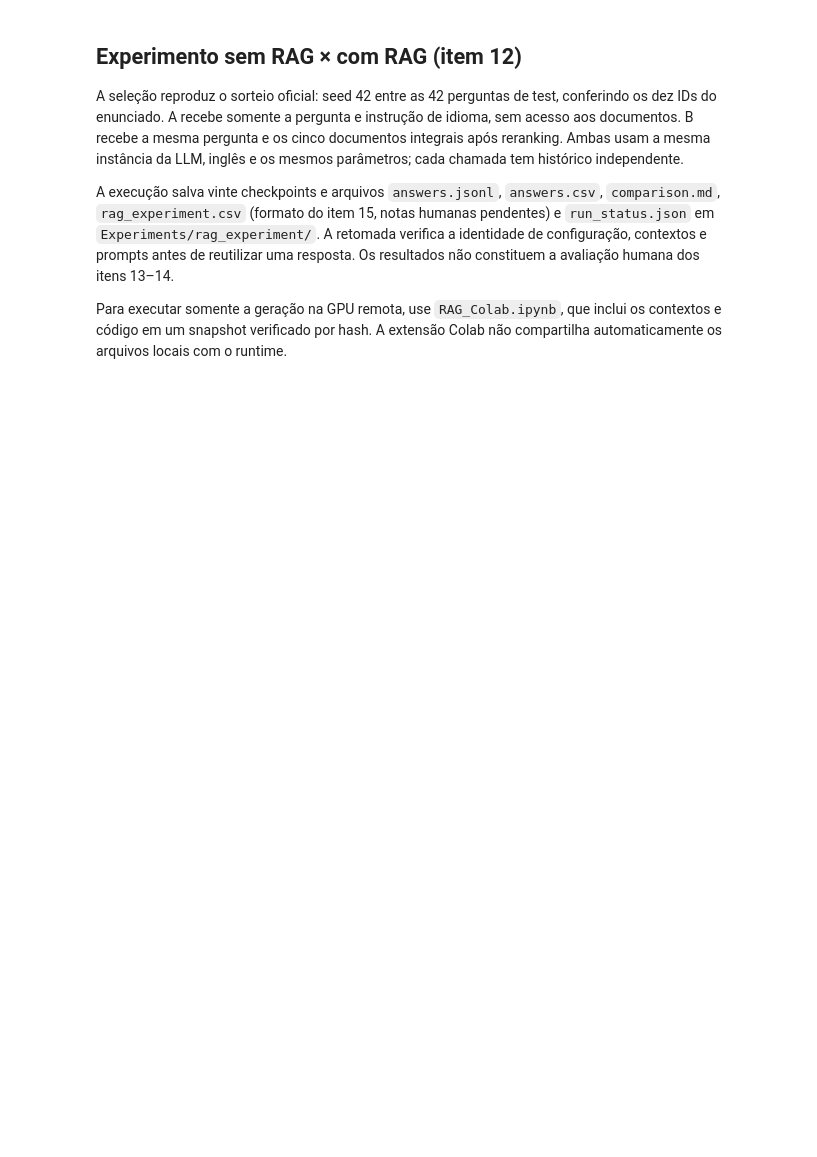
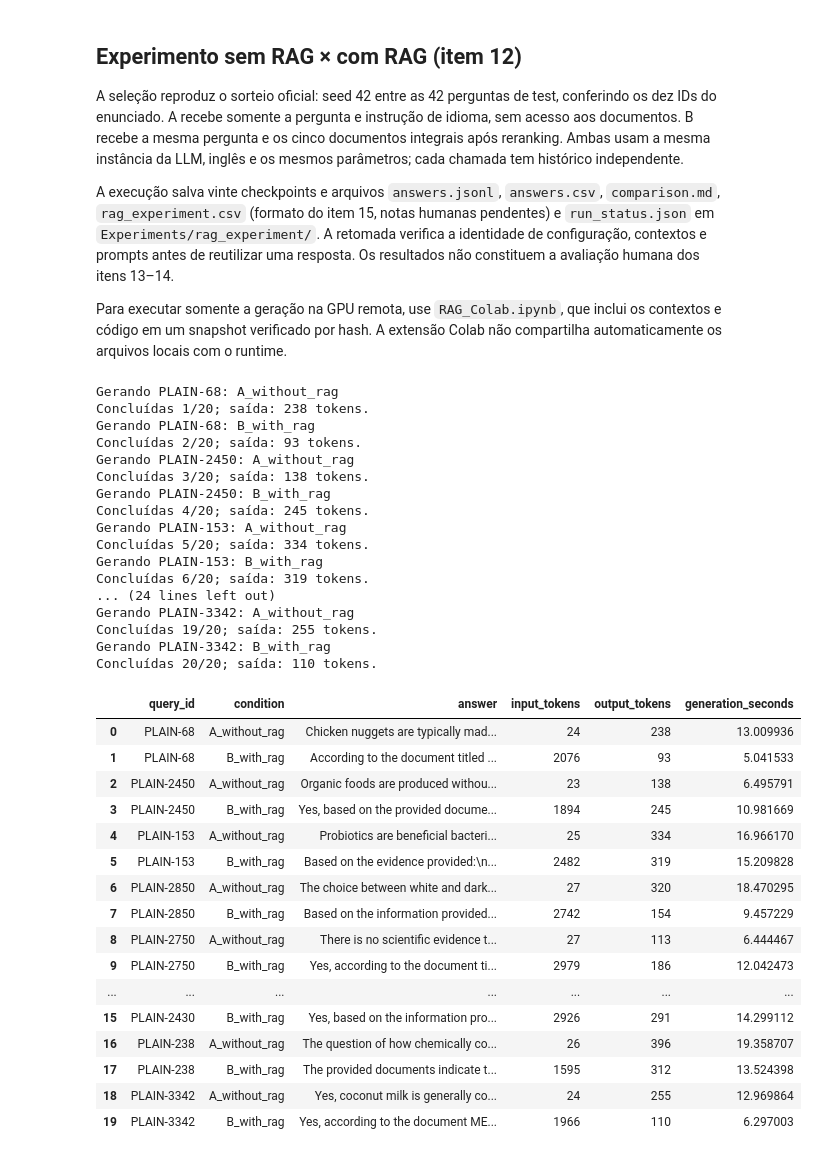
Before and after one commit to ArthurTRamos/Trabalho-Modelos-Semanticos-RI, a Jupyter notebook: Trabalho2.ipynb, the cells around one changed output. Cells and saved outputs as stored; diff of their text form; code cells hidden in the pictures; blank space fills up the shorter version.

```diff
--- a/Trabalho2.ipynb
+++ b/Trabalho2.ipynb
@@ -474,30 +558,69 @@ rag_test_ids = select_experiment_queries(queries, qrels['test']['query-id'])
 rag_cases = []
 for qid in rag_test_ids:
     query = queries[qid]['text']
     ranking = reranked_retriever.search(query, top_k=100)
     rag_cases.append({
         'query_id': qid, 'query': query,
         'contexts': select_context(ranking, documents, count=5),
         'reranked_top100': ranking,
     })
 rag_bundle = {
     'protocol': 'assignment_item_12', 'split': 'test',
     'sampling_seed': 42, 'question_candidate_count': 42,
     'query_ids': rag_test_ids, 'cases': rag_cases,
+    'dataset_sha256': {
+        name: __import__('hashlib').sha256((DATA_DIR / name).read_bytes()).hexdigest()
+        for name in ('corpus.jsonl', 'queries.jsonl', 'qrels/dev.tsv', 'qrels/test.tsv')
+    },
     'retrieval': {
         'rrf_k': hybrid_retriever.k, 'candidate_depth': 100,
         'semantic': semantic_retriever.manifest,
         'reranker': reranker.manifest(),
         'context_documents': 5, 'context_truncation': False,
     },
 }
 RAG_EXPERIMENT_DIR = EXPERIMENTS_DIR / 'rag_experiment'
 RAG_EXPERIMENT_DIR.mkdir(parents=True, exist_ok=True)
 import json
 (RAG_EXPERIMENT_DIR / 'contexts.json').write_text(
     json.dumps(rag_bundle, ensure_ascii=False, indent=2), encoding='utf-8',
 )
 rag_paired_answers = run_paired_experiment(rag_bundle, rag_generator, RAG_EXPERIMENT_DIR)
 display(pd.DataFrame(rag_paired_answers)[[
     'query_id', 'condition', 'answer', 'input_tokens', 'output_tokens', 'generation_seconds',
 ]])
+# %% [output]
+Gerando PLAIN-68: A_without_rag
+Concluídas 1/20; saída: 238 tokens.
+Gerando PLAIN-68: B_with_rag
+Concluídas 2/20; saída: 93 tokens.
+Gerando PLAIN-2450: A_without_rag
+Concluídas 3/20; saída: 138 tokens.
+Gerando PLAIN-2450: B_with_rag
+Concluídas 4/20; saída: 245 tokens.
+Gerando PLAIN-153: A_without_rag
+Concluídas 5/20; saída: 334 tokens.
+Gerando PLAIN-153: B_with_rag
+Concluídas 6/20; saída: 319 tokens.
+... (24 lines left out)
+Gerando PLAIN-3342: A_without_rag
+Concluídas 19/20; saída: 255 tokens.
+Gerando PLAIN-3342: B_with_rag
+Concluídas 20/20; saída: 110 tokens.
+|  | query_id | condition | answer | input_tokens | output_tokens | generation_seconds |
+| 0 | PLAIN-68 | A_without_rag | Chicken nuggets are typically mad... | 24 | 238 | 13.009936 |
+| 1 | PLAIN-68 | B_with_rag | According to the document titled ... | 2076 | 93 | 5.041533 |
+| 2 | PLAIN-2450 | A_without_rag | Organic foods are produced withou... | 23 | 138 | 6.495791 |
+| 3 | PLAIN-2450 | B_with_rag | Yes, based on the provided docume... | 1894 | 245 | 10.981669 |
+| 4 | PLAIN-153 | A_without_rag | Probiotics are beneficial bacteri... | 25 | 334 | 16.966170 |
+| 5 | PLAIN-153 | B_with_rag | Based on the evidence provided:\n... | 2482 | 319 | 15.209828 |
+| 6 | PLAIN-2850 | A_without_rag | The choice between white and dark... | 27 | 320 | 18.470295 |
+| 7 | PLAIN-2850 | B_with_rag | Based on the information provided... | 2742 | 154 | 9.457229 |
+| 8 | PLAIN-2750 | A_without_rag | There is no scientific evidence t... | 27 | 113 | 6.444467 |
+| 9 | PLAIN-2750 | B_with_rag | Yes, according to the document ti... | 2979 | 186 | 12.042473 |
+| ... | ... | ... | ... | ... | ... | ... |
+| 15 | PLAIN-2430 | B_with_rag | Yes, based on the information pro... | 2926 | 291 | 14.299112 |
+| 16 | PLAIN-238 | A_without_rag | The question of how chemically co... | 26 | 396 | 19.358707 |
+| 17 | PLAIN-238 | B_with_rag | The provided documents indicate t... | 1595 | 312 | 13.524398 |
+| 18 | PLAIN-3342 | A_without_rag | Yes, coconut milk is generally co... | 24 | 255 | 12.969864 |
+| 19 | PLAIN-3342 | B_with_rag | Yes, according to the document ME... | 1966 | 110 | 6.297003 |
```
Also changed, not shown: parts of 22 cells of this notebook, 11 other files.
